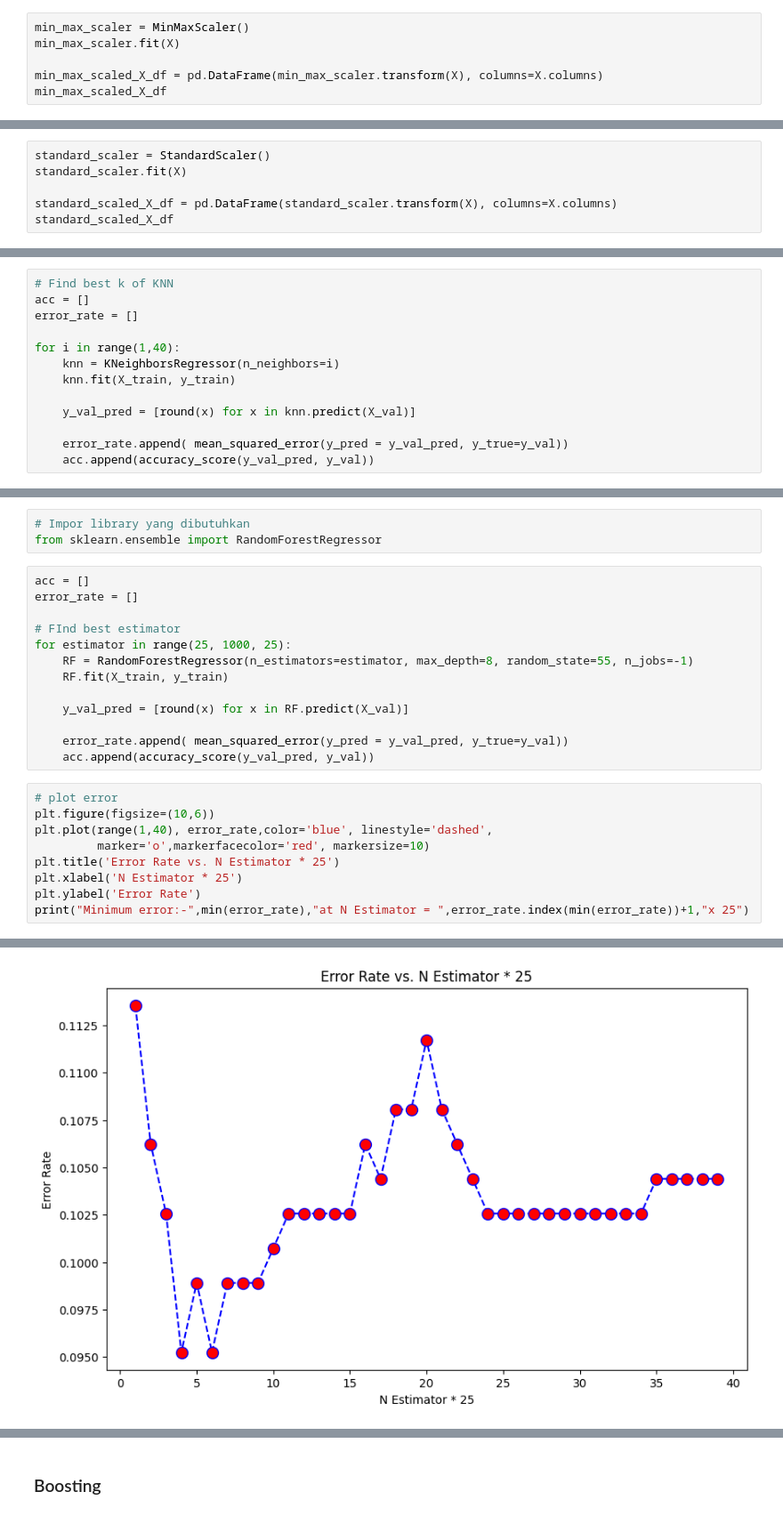
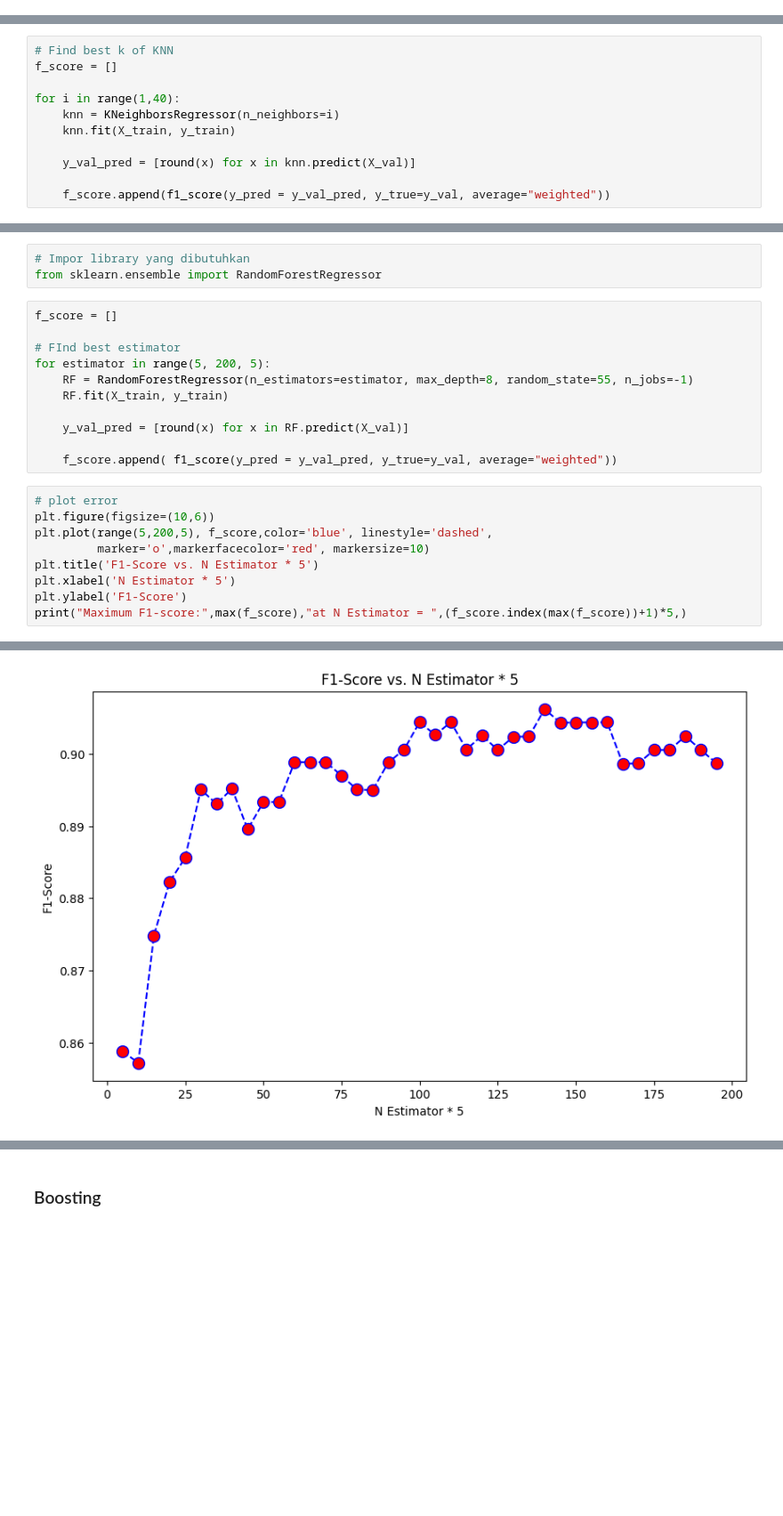
Before and after one commit to PrinandaRahmatullah/diamond-prediction, a Jupyter notebook: model-predictive-analytics/model-predictive-analytics.ipynb, the cells around one changed output, grey strips where cells are left out. Shown at 89% size. Cells and saved outputs as stored; diff of their text form; blank space fills up the shorter version.

Commit message:
readme, new notebook, images of eda and models

```diff
--- a/model-predictive-analytics/model-predictive-analytics.ipynb
+++ b/model-predictive-analytics/model-predictive-analytics.ipynb
@@ -246,6 +239,0 @@ from sklearn.preprocessing import StandardScaler, MinMaxScaler
-# %%
-min_max_scaler = MinMaxScaler()
-min_max_scaler.fit(X)
-
-min_max_scaled_X_df = pd.DataFrame(min_max_scaler.transform(X), columns=X.columns)
-min_max_scaled_X_df
@@ -285,6 +239,0 @@ min_max_scaled_X_test_df
-# %%
-standard_scaler = StandardScaler()
-standard_scaler.fit(X)
-
-standard_scaled_X_df = pd.DataFrame(standard_scaler.transform(X), columns=X.columns)
-standard_scaled_X_df
@@ -352,7 +270,6 @@ from sklearn.metrics import mean_squared_error, accuracy_score
 # %%
 # Find best k of KNN
-acc = []
-error_rate = []
+f_score = []
 
 for i in range(1,40):
     knn = KNeighborsRegressor(n_neighbors=i)
@@ -360,8 +277,7 @@ for i in range(1,40):
 
     y_val_pred = [round(x) for x in knn.predict(X_val)]
 
-    error_rate.append( mean_squared_error(y_pred = y_val_pred, y_true=y_val))
-    acc.append(accuracy_score(y_val_pred, y_val))
+    f_score.append(f1_score(y_pred = y_val_pred, y_true=y_val, average="weighted"))
 # %%
 # plot error
 plt.figure(figsize=(10,6))
@@ -395,25 +309,23 @@ models.loc['val_acc','KNN'] = acc[20]
 # Impor library yang dibutuhkan
 from sklearn.ensemble import RandomForestRegressor
 # %%
-acc = []
-error_rate = []
+f_score = []
 
 # FInd best estimator
-for estimator in range(25, 1000, 25):
+for estimator in range(5, 200, 5):
     RF = RandomForestRegressor(n_estimators=estimator, max_depth=8, random_state=55, n_jobs=-1)
     RF.fit(X_train, y_train)
 
     y_val_pred = [round(x) for x in RF.predict(X_val)]
 
-    error_rate.append( mean_squared_error(y_pred = y_val_pred, y_true=y_val))
-    acc.append(accuracy_score(y_val_pred, y_val))
+    f_score.append( f1_score(y_pred = y_val_pred, y_true=y_val, average="weighted"))
 # %%
 # plot error
 plt.figure(figsize=(10,6))
-plt.plot(range(1,40), error_rate,color='blue', linestyle='dashed',
+plt.plot(range(5,200,5), f_score,color='blue', linestyle='dashed',
          marker='o',markerfacecolor='red', markersize=10)
-plt.title('Error Rate vs. N Estimator * 25')
-plt.xlabel('N Estimator * 25')
-plt.ylabel('Error Rate')
-print("Minimum error:-",min(error_rate),"at N Estimator = ",error_rate.index(min(error_rate))+1,"x 25")
+plt.title('F1-Score vs. N Estimator * 5')
+plt.xlabel('N Estimator * 5')
+plt.ylabel('F1-Score')
+print("Maximum F1-score:",max(f_score),"at N Estimator = ",(f_score.index(max(f_score))+1)*5,)
 # %% [output]
@@ -421 +333 @@ Minimum error:- 0.09523809523809523 at N Estimator =  4 x 25
-[figure, old version]
+[figure, new version]
```
Also changed, not shown: parts of 35 cells of this notebook, 5 other files.
